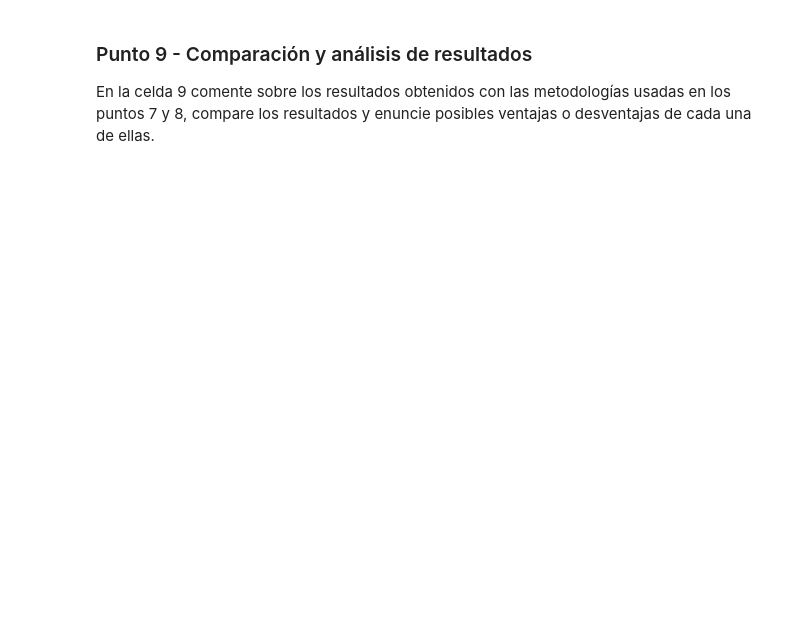
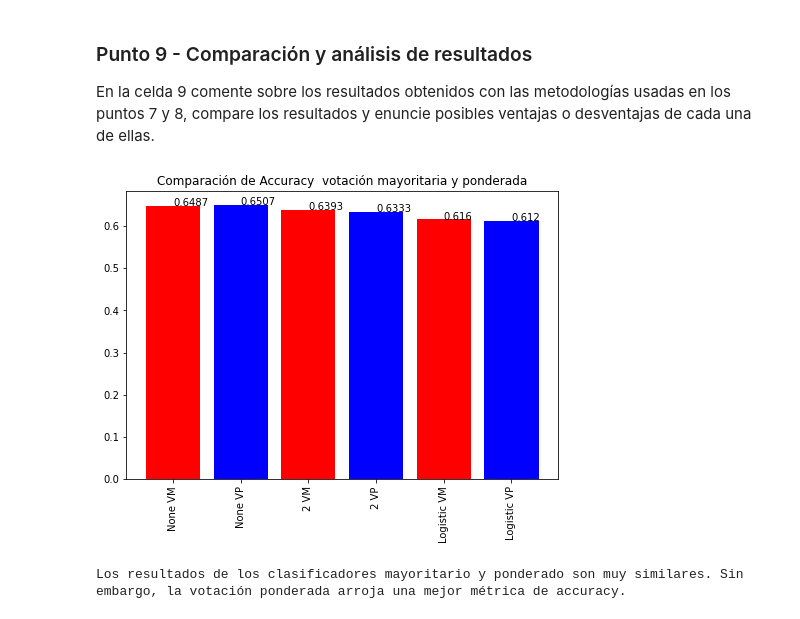
Before and after one commit to hfabianrt/NLP, a Jupyter notebook: S1TC1_arboles_ensamblajes.ipynb, the cells around one changed output. Drawn from its saved outputs; the diff is of its cells as text; code cells hidden in the pictures; blank space fills up the shorter version.

```diff
--- a/S1TC1_arboles_ensamblajes.ipynb
+++ b/S1TC1_arboles_ensamblajes.ipynb
@@ -316,0 +519,33 @@ En la celda 9 comente sobre los resultados obtenidos con las metodologías usada
+# %%
+# Celda 9
+fig = plt.figure()
+ax = fig.add_axes([0,0,1,1])
+ax.set_title("Comparación de Accuracy  votación mayoritaria y ponderada")
+ejeX = ['None VM','None VP','2 VM','2 VP','Logistic VM','Logistic VP']
+ejeY = [round(metrics.accuracy_score(ypredmdnone, y_test),4),
+       round(metrics.accuracy_score(ypredmdnone1, y_test),4),
+       round(metrics.accuracy_score(ypredmd2, y_test),4),
+       round(metrics.accuracy_score(ypredmd21, y_test),4),
+       round(metrics.accuracy_score(ypredml, y_test),4),
+       round(metrics.accuracy_score(ypredml1, y_test),4)]
+
+cc=['colors']*len(ejeX)
+for n,val in enumerate(ejeX):
+    if n%2:
+        cc[n]='blue'
+    else:
+        cc[n]='red'
+
+ax.bar(ejeX,ejeY, color = cc)
+def addlabels(x,y,plotP):
+    for i in range(len(x)):
+        plotP.text(i,y[i],y[i])
+addlabels(ejeX,ejeY,plt)
+plt.xticks(rotation=90)
+plt.show()
+# %% [output]
+[figure, added]
+# %%
+print("Los resultados de los clasificadores mayoritario y ponderado son muy similares. Sin embargo, la votación ponderada arroja una mejor métrica de accuracy.")
+# %% [output]
+Los resultados de los clasificadores mayoritario y ponderado son muy similares. Sin embargo, la votación ponderada arroja una mejor métrica de accuracy.
```
Also changed, not shown: parts of 10 cells of this notebook.
